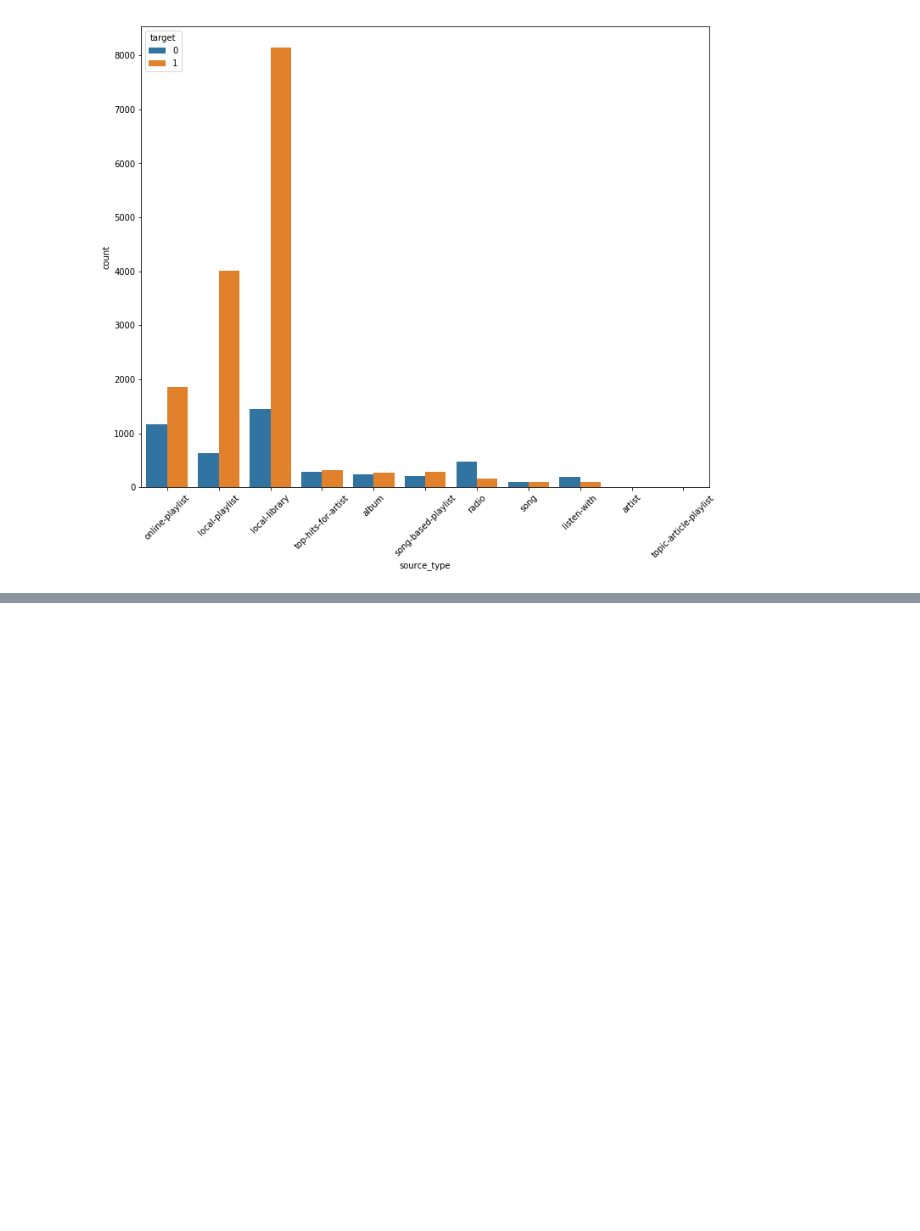
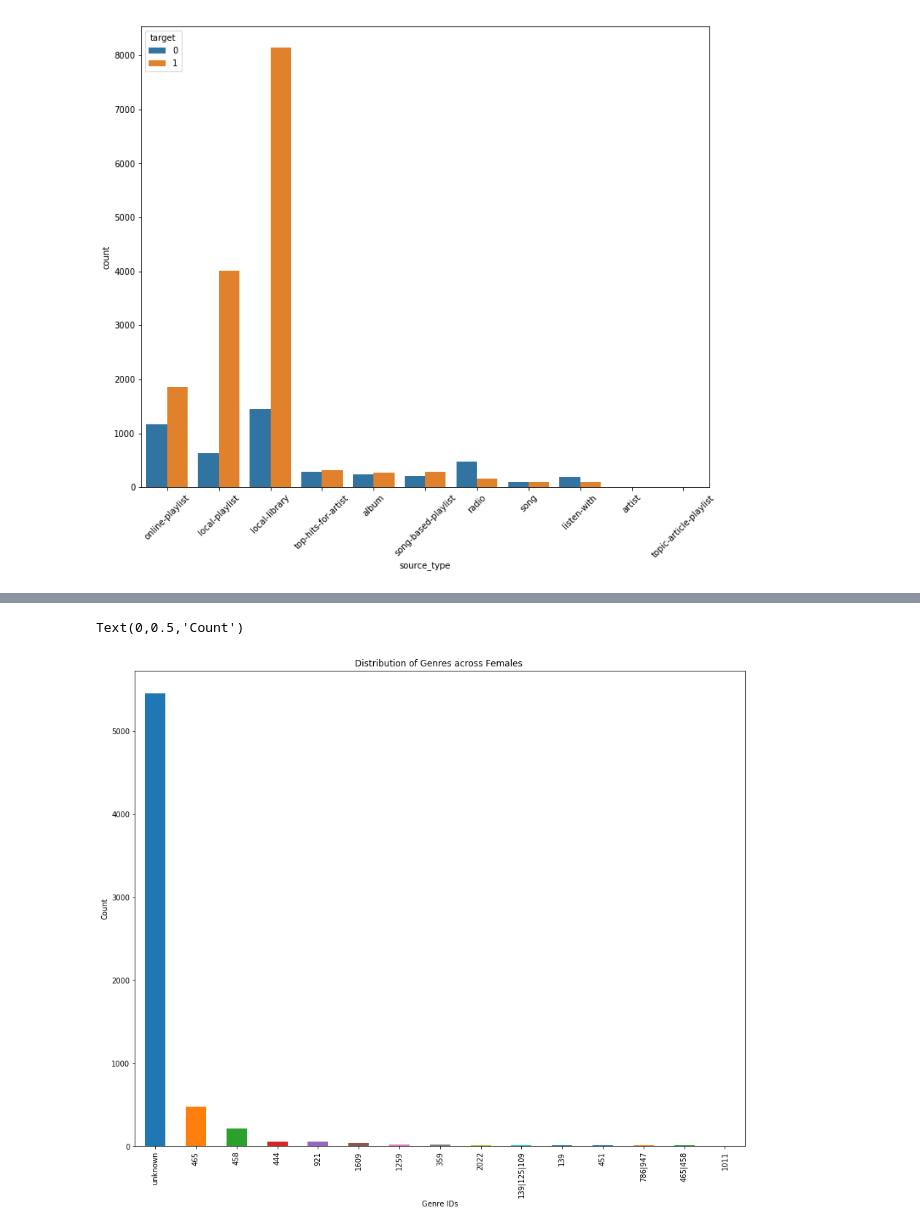
Before and after one commit to pramabhi/music_recommendation, a Jupyter notebook: music_reco.ipynb, the cells around one changed output, grey strips where cells are left out. Drawn from its saved outputs; the diff is of its cells as text; code cells hidden in the pictures; blank space fills up the shorter version.

```diff
--- a/music_reco.ipynb
+++ b/music_reco.ipynb
@@ -108,0 +198,9 @@ g.set_xticklabels(labels,rotation=45)
+# %%
+plt.figure(figsize=(15,12))
+df_merged.query("gender =='female'")["genre_ids"].value_counts().head(15).plot.bar()
+plt.title("Distribution of Genres across Females ")
+plt.xlabel("Genre IDs")
+plt.ylabel("Count")
+# %% [output]
+Text(0,0.5,'Count')
+[figure, added]
```
Also changed, not shown: parts of 18 cells of this notebook.
